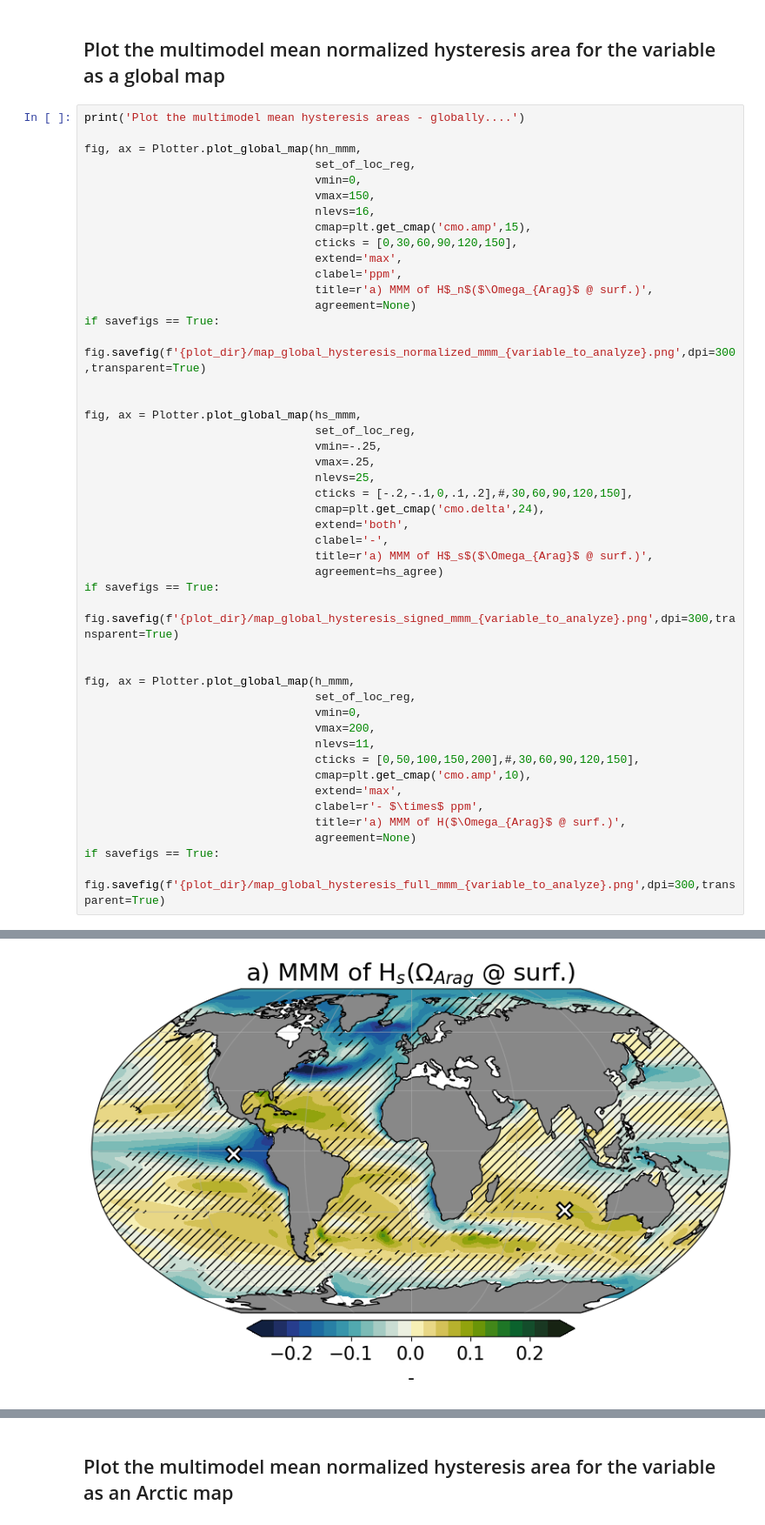
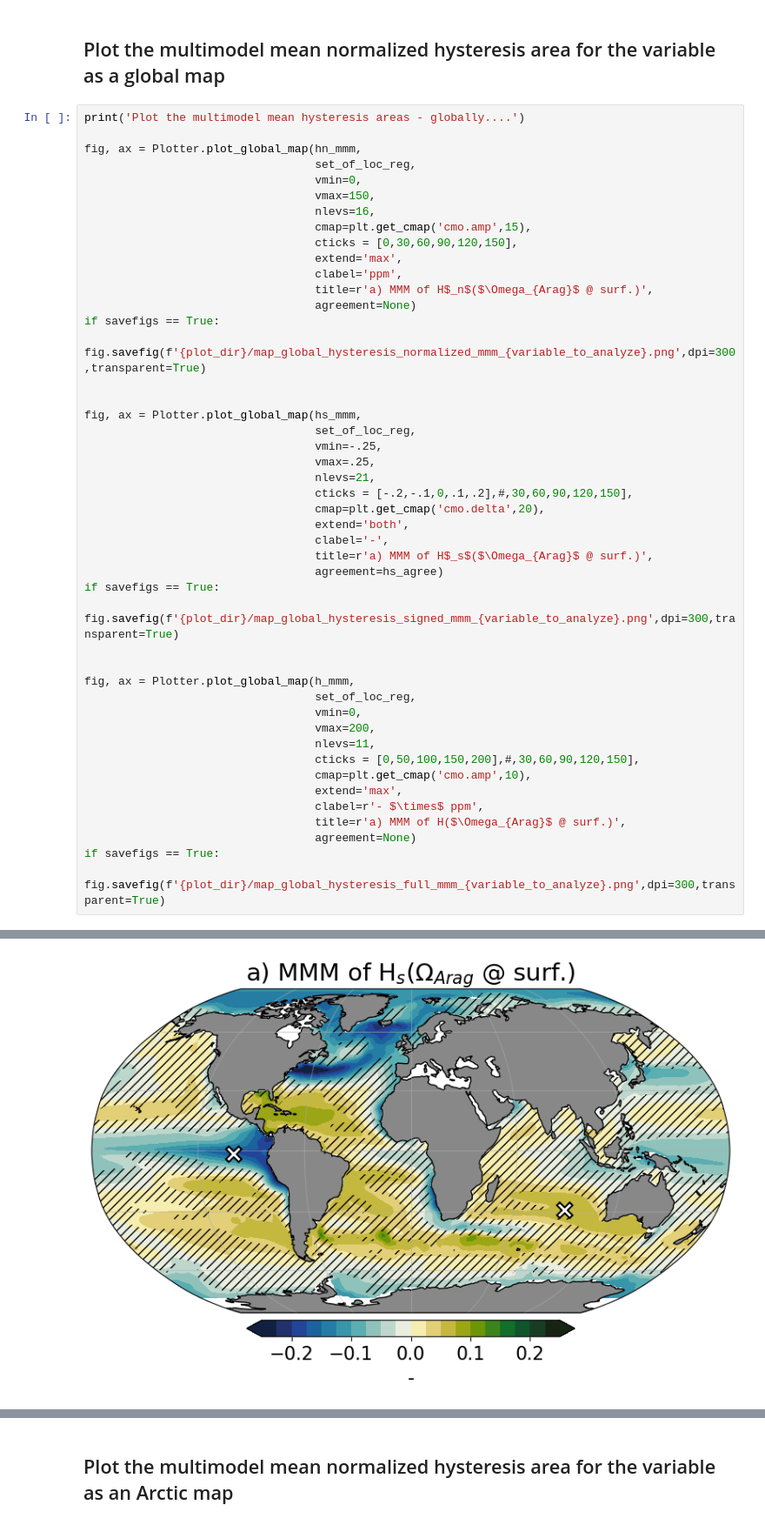
Before and after one commit to eikekoehn/Arctic_acidification_reversibility_scripts, a Jupyter notebook: 03_analysis_and_plotting/figure01_omegaa_mocsy.ipynb, the cells around one changed output, grey strips where cells are left out. Shown at 87% size. Drawn from its saved outputs; the diff is of its cells as text.

```diff
--- a/03_analysis_and_plotting/figure01_omegaa_mocsy.ipynb
+++ b/03_analysis_and_plotting/figure01_omegaa_mocsy.ipynb
@@ -117,36 +117,36 @@ if savefigs == True:
 
 fig, ax = Plotter.plot_global_map(hs_mmm,
                                   set_of_loc_reg,
                                   vmin=-.25,
                                   vmax=.25,
-                                  nlevs=25,
+                                  nlevs=21,
                                   cticks = [-.2,-.1,0,.1,.2],#,30,60,90,120,150],
-                                  cmap=plt.get_cmap('cmo.delta',24),
+                                  cmap=plt.get_cmap('cmo.delta',20),
                                   extend='both',
                                   clabel='-',
                                   title=r'a) MMM of H$_s$($\Omega_{Arag}$ @ surf.)',
                                   agreement=hs_agree)
 if savefigs == True:
     fig.savefig(f'{plot_dir}/map_global_hysteresis_signed_mmm_{variable_to_analyze}.png',dpi=300,transparent=True)
 
 
 fig, ax = Plotter.plot_global_map(h_mmm,
                                   set_of_loc_reg,
                                   vmin=0,
                                   vmax=200,
                                   nlevs=11,
                                   cticks = [0,50,100,150,200],#,30,60,90,120,150],
                                   cmap=plt.get_cmap('cmo.amp',10),
                                   extend='max',
                                   clabel=r'- $\times$ ppm',
                                   title=r'a) MMM of H($\Omega_{Arag}$ @ surf.)',
                                   agreement=None)
 if savefigs == True:
     fig.savefig(f'{plot_dir}/map_global_hysteresis_full_mmm_{variable_to_analyze}.png',dpi=300,transparent=True)
 # %% [output]
 Plot the multimodel mean hysteresis areas - globally....
 [figure]
-[figure, old version]
+[figure, new version]
 [figure]
 # %% [markdown]
 ## Plot the multimodel mean normalized hysteresis area for the variable as an Arctic map
```
Also changed, not shown: parts of 1 cell of this notebook, 6 other files.
